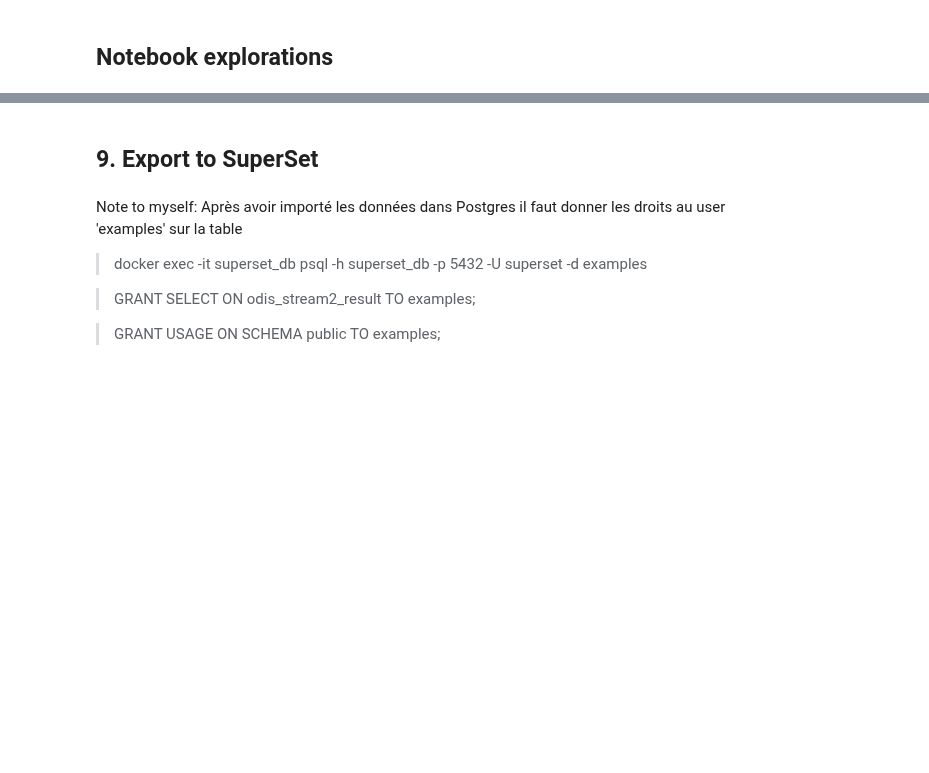
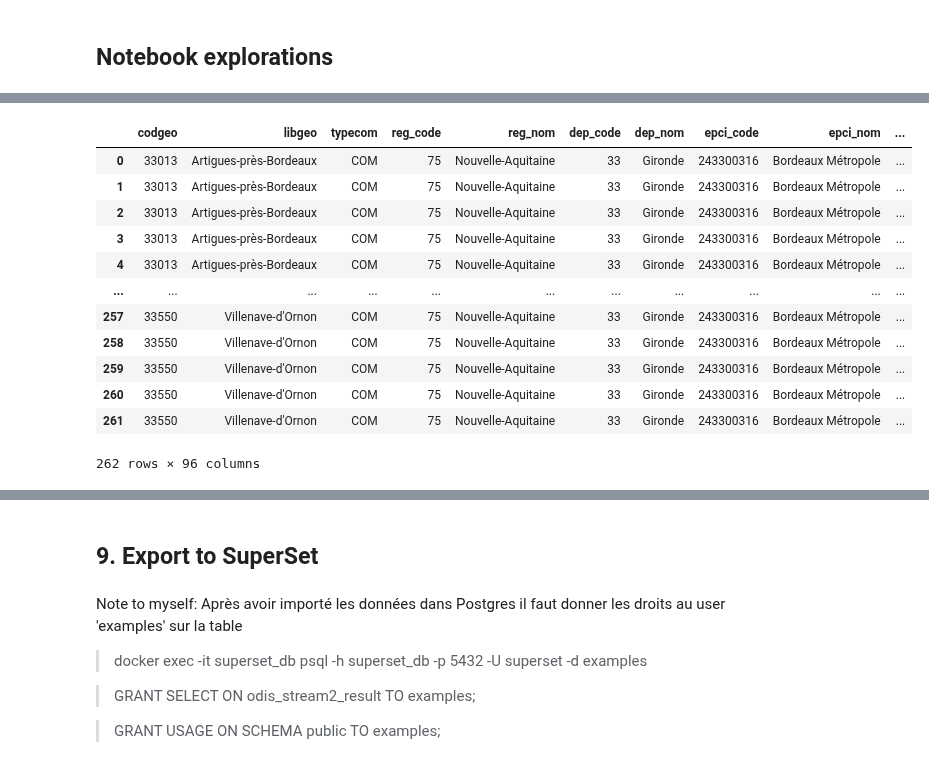
Before and after one commit to dataforgoodfr/13_odis, a Jupyter notebook: eda/notebooks/jacques-scoring.ipynb, the cells around one changed output, grey strips where cells are left out. Cells and saved outputs as stored; diff of their text form; code cells hidden in the pictures; blank space fills up the shorter version.

```diff
--- a/eda/notebooks/jacques-scoring.ipynb
+++ b/eda/notebooks/jacques-scoring.ipynb
@@ -255,4 +205,14 @@ def compute_binome_score(df, binome_penalty, weights):
             )
 
     return max_scores.mean(axis=1).round(1)
+# %%
+def compute_binome_score(df, prefs):
+    scores_cat_col = [col for col in df.columns if col.endswith('_cat_score')]
+    weighted_scores = pd.DataFrame()
+
+    for col in scores_cat_col:
+        cat_weight = prefs[col.split('_')[0]]
+        weighted_scores[col] = cat_weight * df[col]
+
+    return weighted_scores.astype(float).mean(axis=1)
 # %%
@@ -509 +384,28 @@ prefs = {
+# %%
+# Subject preferences weighted score computation
+prefs = {
+    'emploi':2,
+    'logement':1,
+    'education':1,
+    'soutien':1,
+    'mobilité':0,
+    'commune_actuelle':'33281',
+    'loc_distance_km':500,
+    'codes_metiers':{
+        'codes_metiers_adulte1':['S1X40','J0X33','A1X41'],
+        'codes_metiers_adulte2':['T4X60','T2A60']
+    },
+    'codes_formations':{
+        'codes_formations_adulte1':[423],
+        'codes_formations_adulte2':[315,100]
+    },
+    'age_enfants':{
+        'age_enfant1':4,
+        'age_enfant2':10,
+        'age_enfant3':None,
+        'age_enfant4':None,
+        'age_enfant5':None
+    },
+    'binome_penalty':0.1
+}
 # %%
@@ -511,0 +470,3 @@ odis_search_best, scores_cat = compute_odis_score(odis, scores_cat=scores_cat, p
+# %%
+odis_exploded['weighted_score'] = compute_binome_score(odis_exploded, prefs=prefs)
+odis_exploded['weighted_score']
@@ -511,0 +486,16 @@ odis_search_best, scores_cat = compute_odis_score(odis, scores_cat=scores_cat, p
+# %%
+odis_exploded
+# %% [output]
+|  | codgeo | libgeo | typecom | reg_code | reg_nom | dep_code | dep_nom | epci_code | epci_nom | ... |
+| 0 | 33013 | Artigues-près-Bordeaux | COM | 75 | Nouvelle-Aquitaine | 33 | Gironde | 243300316 | Bordeaux Métropole | ... |
+| 1 | 33013 | Artigues-près-Bordeaux | COM | 75 | Nouvelle-Aquitaine | 33 | Gironde | 243300316 | Bordeaux Métropole | ... |
+| 2 | 33013 | Artigues-près-Bordeaux | COM | 75 | Nouvelle-Aquitaine | 33 | Gironde | 243300316 | Bordeaux Métropole | ... |
+| 3 | 33013 | Artigues-près-Bordeaux | COM | 75 | Nouvelle-Aquitaine | 33 | Gironde | 243300316 | Bordeaux Métropole | ... |
+| 4 | 33013 | Artigues-près-Bordeaux | COM | 75 | Nouvelle-Aquitaine | 33 | Gironde | 243300316 | Bordeaux Métropole | ... |
+| ... | ... | ... | ... | ... | ... | ... | ... | ... | ... | ... |
+| 257 | 33550 | Villenave-d'Ornon | COM | 75 | Nouvelle-Aquitaine | 33 | Gironde | 243300316 | Bordeaux Métropole | ... |
+| 258 | 33550 | Villenave-d'Ornon | COM | 75 | Nouvelle-Aquitaine | 33 | Gironde | 243300316 | Bordeaux Métropole | ... |
+| 259 | 33550 | Villenave-d'Ornon | COM | 75 | Nouvelle-Aquitaine | 33 | Gironde | 243300316 | Bordeaux Métropole | ... |
+| 260 | 33550 | Villenave-d'Ornon | COM | 75 | Nouvelle-Aquitaine | 33 | Gironde | 243300316 | Bordeaux Métropole | ... |
+| 261 | 33550 | Villenave-d'Ornon | COM | 75 | Nouvelle-Aquitaine | 33 | Gironde | 243300316 | Bordeaux Métropole | ... |
+262 rows × 96 columns
```
Also changed, not shown: parts of 36 cells of this notebook, 5 other files.
